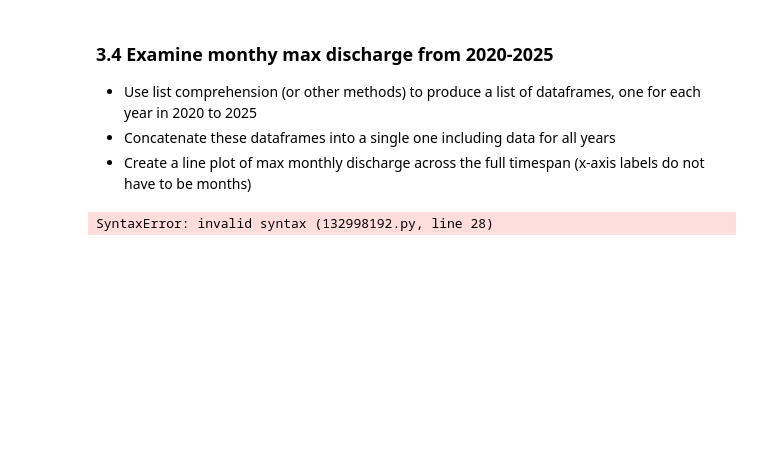
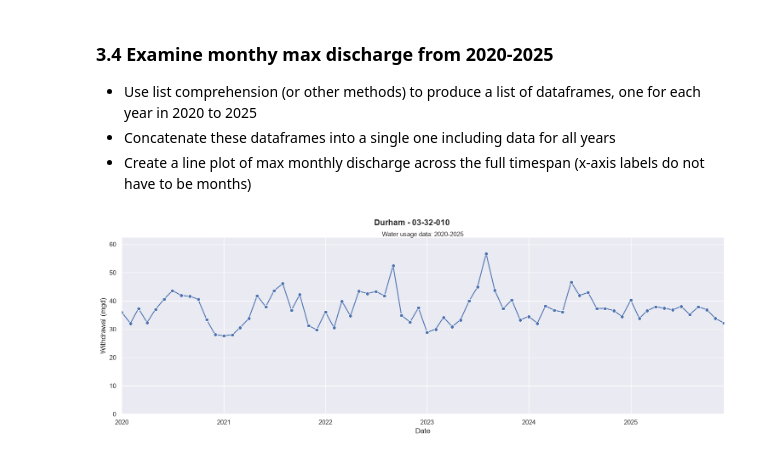
Before and after one commit to lamthieu1101/ENV700, a Jupyter notebook: Assignments/qt29_A6-DataScraping.ipynb, the cells around one changed output. Drawn from its saved outputs; the diff is of its cells as text; code cells hidden in the pictures; blank space fills up the shorter version.

```diff
--- a/Assignments/qt29_A6-DataScraping.ipynb
+++ b/Assignments/qt29_A6-DataScraping.ipynb
@@ -291,32 +291,32 @@ g = sns.relplot(
     data=the_df,
     x="Date",
     y="Max_Withdrawals_mgd",
     kind="line",
     aspect=3,
     marker='o'
 )
 
 #Set the axis labels and the limits of the x-axis
 g.set(
     xlabel="Date",
     ylabel="Withdrawal (mgd)",
     xlim=(start_date, end_date),
     ylim=(0,the_df['Max_Withdrawals_mgd'].max()*1.1)
 )
 
 #Set titles: "suptitle" is a larger "super" title
 g.figure.suptitle(
-    f"{the_system} - {the_pwsid}",,
+    f"{the_system} - {the_pwsid}",
     fontweight="bold",
     fontsize=14,
     y=1.05 #Place it a bit higher, to make space for the title below
 )
 
 #Title is a smaller title
 g.ax.set_title(
     f"Water usage data: {start_date.year}-{end_date.year}",
     fontsize=11,
     pad = 2
 );
 # %% [output]
-SyntaxError: invalid syntax (132998192.py, line 28)
+[figure, added]
```
